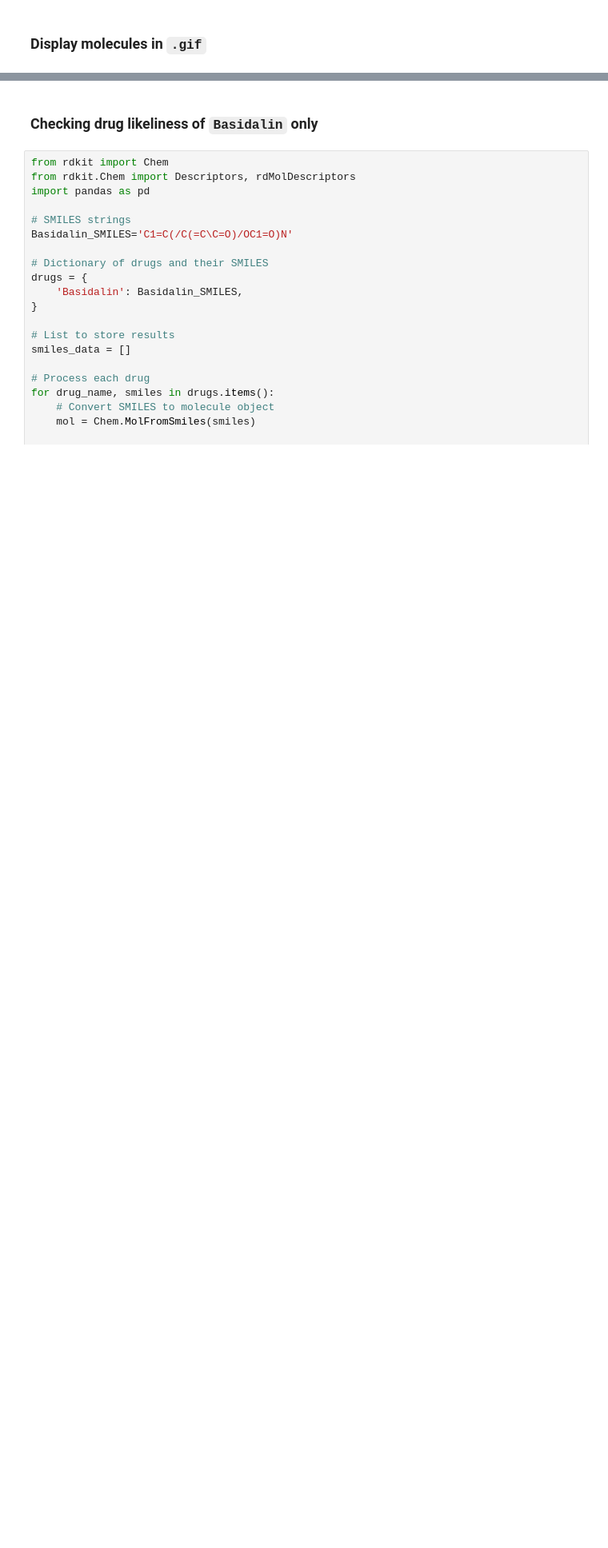
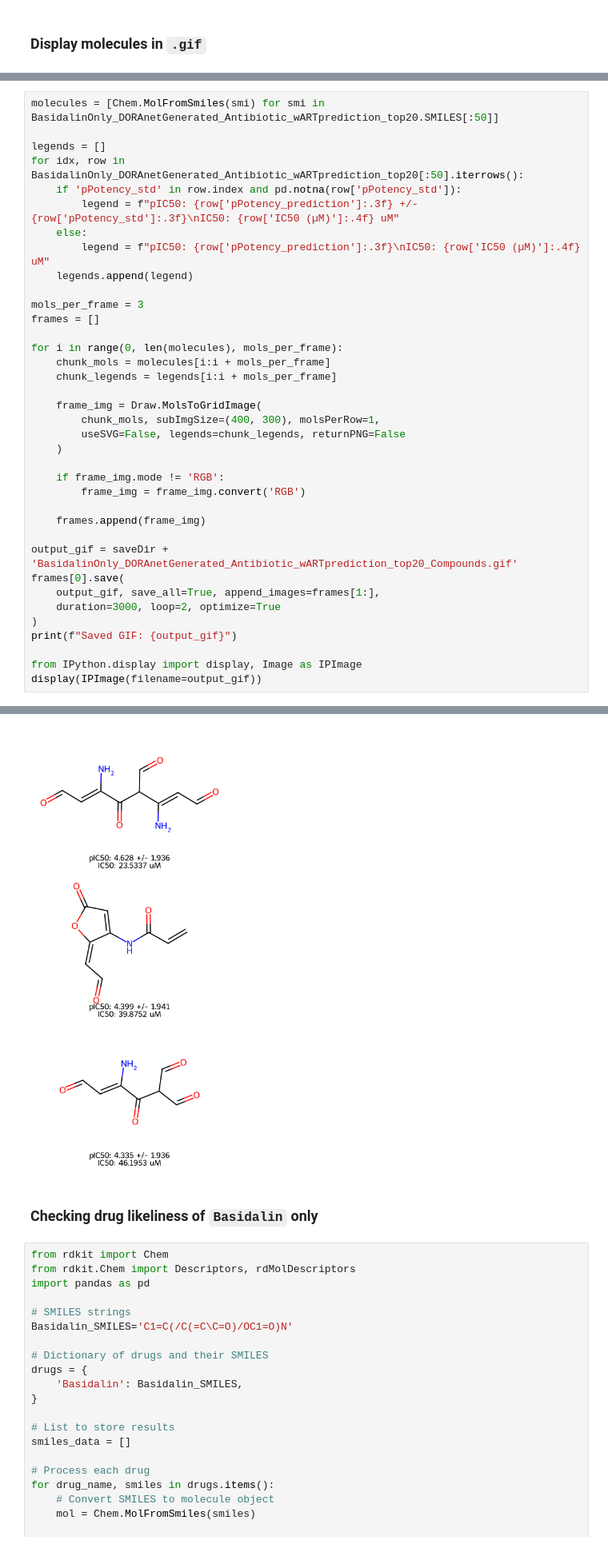
Before and after one commit to soumyadeepghosh35/DTRA_DrugDesign, a Jupyter notebook: DTRA_project_notebooks/Step3_MACAW_bacteria-BacillusAnthracis.ipynb, the cells around one changed output, grey strips where cells are left out. Shown at 80% size. Cells and saved outputs as stored; diff of their text form; blank space fills up the shorter version.

```diff
--- a/DTRA_project_notebooks/Step3_MACAW_bacteria-BacillusAnthracis.ipynb
+++ b/DTRA_project_notebooks/Step3_MACAW_bacteria-BacillusAnthracis.ipynb
@@ -1468,0 +1658,38 @@ Saved GIF: /mnt/data.ese/nfs/users/sghosh6/DTRA_project/MACAW/DrugDesignData/Res
+# %%
+molecules = [Chem.MolFromSmiles(smi) for smi in BasidalinOnly_DORAnetGenerated_Antibiotic_wARTprediction_top20.SMILES[:50]]
+
+legends = []
+for idx, row in BasidalinOnly_DORAnetGenerated_Antibiotic_wARTprediction_top20[:50].iterrows():
+    if 'pPotency_std' in row.index and pd.notna(row['pPotency_std']):
+        legend = f"pIC50: {row['pPotency_prediction']:.3f} +/- {row['pPotency_std']:.3f}\nIC50: {row['IC50 (µM)']:.4f} uM"
+    else:
+        legend = f"pIC50: {row['pPotency_prediction']:.3f}\nIC50: {row['IC50 (µM)']:.4f} uM"
+    legends.append(legend)
+
+mols_per_frame = 3
+frames = []
+
+for i in range(0, len(molecules), mols_per_frame):
+    chunk_mols = molecules[i:i + mols_per_frame]
+    chunk_legends = legends[i:i + mols_per_frame]
+
+    frame_img = Draw.MolsToGridImage(
+        chunk_mols, subImgSize=(400, 300), molsPerRow=1,
+        useSVG=False, legends=chunk_legends, returnPNG=False
+    )
+
+    if frame_img.mode != 'RGB':
+        frame_img = frame_img.convert('RGB')
+
+    frames.append(frame_img)
+
+output_gif = saveDir + 'BasidalinOnly_DORAnetGenerated_Antibiotic_wARTprediction_top20_Compounds.gif'
+frames[0].save(
+    output_gif, save_all=True, append_images=frames[1:],
+    duration=3000, loop=2, optimize=True
+)
+print(f"Saved GIF: {output_gif}")
+
+from IPython.display import display, Image as IPImage
+display(IPImage(filename=output_gif))
+# %% [output]
@@ -1469,3 +1697,4 @@ Saved GIF: /mnt/data.ese/nfs/users/sghosh6/DTRA_project/MACAW/DrugDesignData/Res
+[figure, added]
 # %% [markdown]
 ### Checking drug likeliness of `Basidalin` only
 # %%
```
Also changed, not shown: parts of 22 cells of this notebook.
